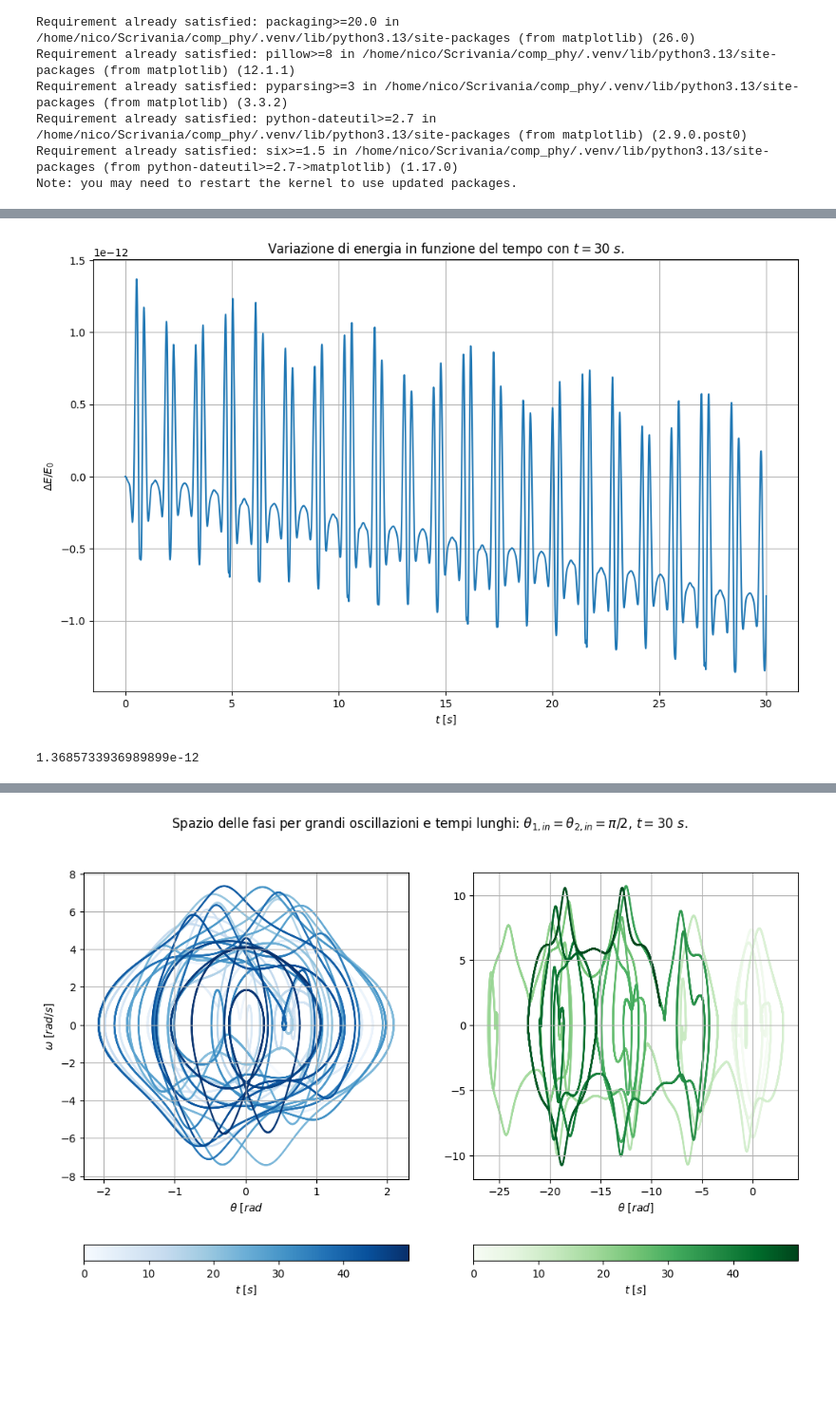
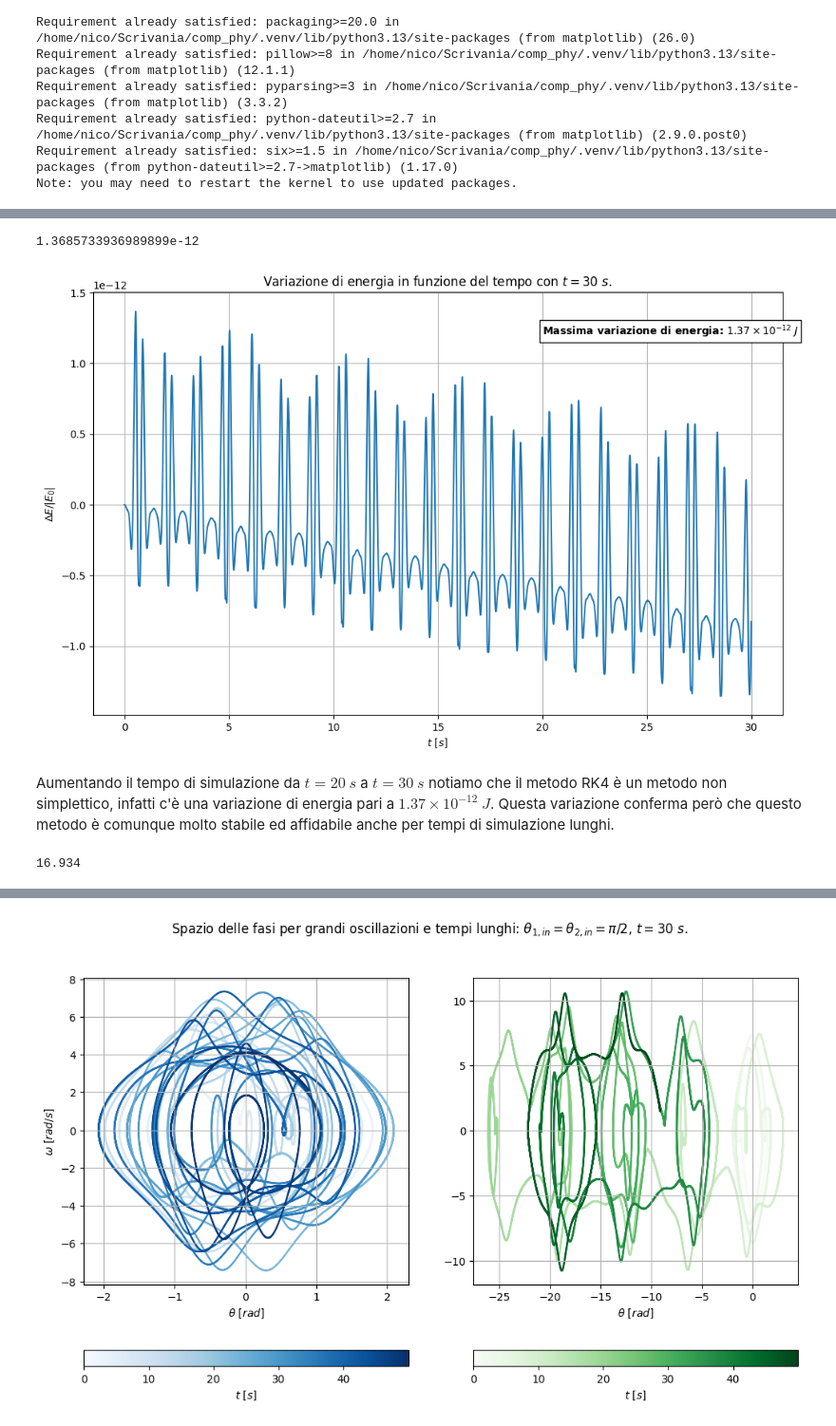
Before and after one commit to nicola-lamaddalena/computational_physics_course, a Jupyter notebook: ode/doppio_pendolo/doppio_pendolo.ipynb, the cells around one changed output, grey strips where cells are left out. Shown at 95% size. Cells and saved outputs as stored; diff of their text form; code cells hidden in the pictures; blank space fills up the shorter version.

```diff
--- a/ode/doppio_pendolo/doppio_pendolo.ipynb
+++ b/ode/doppio_pendolo/doppio_pendolo.ipynb
@@ -17,3 +17,6 @@ Note: you may need to restart the kernel to use updated packages.
 import numpy as np
 import matplotlib.pyplot as plt
 plt.rcParams["figure.figsize"] = [12, 7.42]
+color_m1, color_m2 = "#1565C0", "#2E7D32"
+h = 0.001
+t20, t30, t50 = np.arange(0, 20, h), np.arange(0, 30, h), np.arange(0, 50, h)
@@ -79,13 +90,13 @@ plt.show()
 # %%
-p1, v1, p2, v2 = rk4(theta1=np.pi/2, theta2=np.pi/2, omega1=0.0, omega2= 0.0, h=h, times=times, f=acc)
+p1, v1, p2, v2 = rk4(theta1=np.pi/2, theta2=np.pi/2, omega1=0.0, omega2= 0.0, h=h, times=t20, f=acc)
 fig, (ax1, ax2) = plt.subplots(1, 2)
-ax1.plot(times, p1, color="red", label=r"$m_1$")
+ax1.plot(times, p1, color=color_m1, label=r"$m_1$")
 ax1.set_xlabel(r"$t\ [s]$")
 ax1.set_ylabel(r"$\theta\ [rad/s]$")
 ax1.grid(True)
 ax1.legend()
 
-ax2.plot(times, p2, color="blue", label=r"$m_2$")
+ax2.plot(times, p2, color=color_m2, label=r"$m_2$")
 ax2.set_xlabel(r"$t\ [s]$")
 ax2.grid(True)
 ax2.legend()
@@ -97,10 +110,8 @@ plt.show()
 # %%
-times = np.arange(0, 20, h)
-p1, v1, p2, v2 = rk4(theta1=np.pi/2, theta2=np.pi/2, omega1=0.0, omega2= 0.0, h=h, times=times, f=acc)
 x1, y1 = np.sin(p1), -np.cos(p1)
 x2, y2 = x1 + np.sin(p2), y1 - np.cos(p2)
 
-plt.plot(x1, y1, color="red", label=r"$m_1$")
+plt.plot(x1, y1, color=color_m1, label=r"$m_1$")
 plt.scatter(x2, y2, c=times, cmap="Greens", s=0.1)
 plt.colorbar(label=r"$t\ [s]$")
 plt.grid()
@@ -123,27 +138,29 @@ def energy(x1: float, v1: float, x2: float, v2: float, m1: float = 1, m2: float
 
     return kin + pot
 # %%
-# GRANDI OSCILLAZIONI
-times = np.arange(0, 30, h)
-p1, v1, p2, v2 = rk4(theta1=np.pi/3, theta2=np.pi/3, omega1=0.0, omega2= 0.0, h=h, times=times, f=acc)
+p1, v1, p2, v2 = rk4(theta1=np.pi/3, theta2=np.pi/3, omega1=0.0, omega2= 0.0, h=h, times=t30, f=acc)
 en = energy(x1=p1, v1=v1, x2=p2, v2=v2)
 en0 = energy(x1=np.pi/3, v1=0.0, x2=np.pi/3, v2=0.0)
-
-plt.plot(times, (en-en0)/abs(en0))
+max_var_en = np.max((en-en0)/abs(en0))
+print(max_var_en)
+plt.plot(t30, (en-en0)/abs(en0))
 plt.xlabel(r"$t\ [s]$")
-plt.ylabel(r"$\Delta E/E_0$")
+plt.ylabel(r"$\Delta E/|E_0|$")
+plt.text(20, 1.2e-12, s=rf"Massima variazione di energia: $1.37\times10^{{-12}}\ J$", fontweight="bold", fontsize=10, bbox=dict(facecolor="white", edgecolor="black", alpha=1, boxstyle="square", pad=0.3))
 plt.title(rf"Variazione di energia in funzione del tempo con $t=30\ s$.")
 plt.grid()
 plt.show()
 # %% [output]
+1.3685733936989899e-12
-[figure, old version]
+[figure, new version]
-# %%
-print(np.max(en-en0)/abs(en0))
-# %% [output]
-1.3685733936989899e-12
+# %% [markdown]
+Aumentando il tempo di simulazione da $t=20\ s$ a $t=30\ s$ notiamo che il metodo RK4 è un metodo non simplettico, infatti c'è una variazione di energia pari a $1.37\times10^{-12}\ J$. Questa variazione conferma però che questo metodo è comunque molto stabile ed affidabile anche per tempi di simulazione lunghi.
 # %%
-p1a, v1a, p2a, v2a = rk4(theta1=np.pi/2, theta2=np.pi/2, omega1=0.0, omega2=0.0, h=h, times=times, f=acc)
-p1b, v1b, p2b, v2b = rk4(theta1=np.pi/2+10e-6, theta2=np.pi/2+10e-6, omega1=0.0, omega2=0.0, h=h, times=times, f=acc)
+p1a, v1a, p2a, v2a = rk4(theta1=np.pi/2, theta2=np.pi/2, omega1=0.0, omega2=0.0, h=h, times=t30, f=acc)
+p1b, v1b, p2b, v2b = rk4(theta1=np.pi/2+10e-6, theta2=np.pi/2+10e-6, omega1=0.0, omega2=0.0, h=h, times=t30, f=acc)
 
 t0 = np.argmax(np.abs(p1a-p1b)>10e-2)
+print(t30[t0])
+# %% [output]
+16.934
 # %%
```
Also changed, not shown: parts of 13 cells of this notebook.
